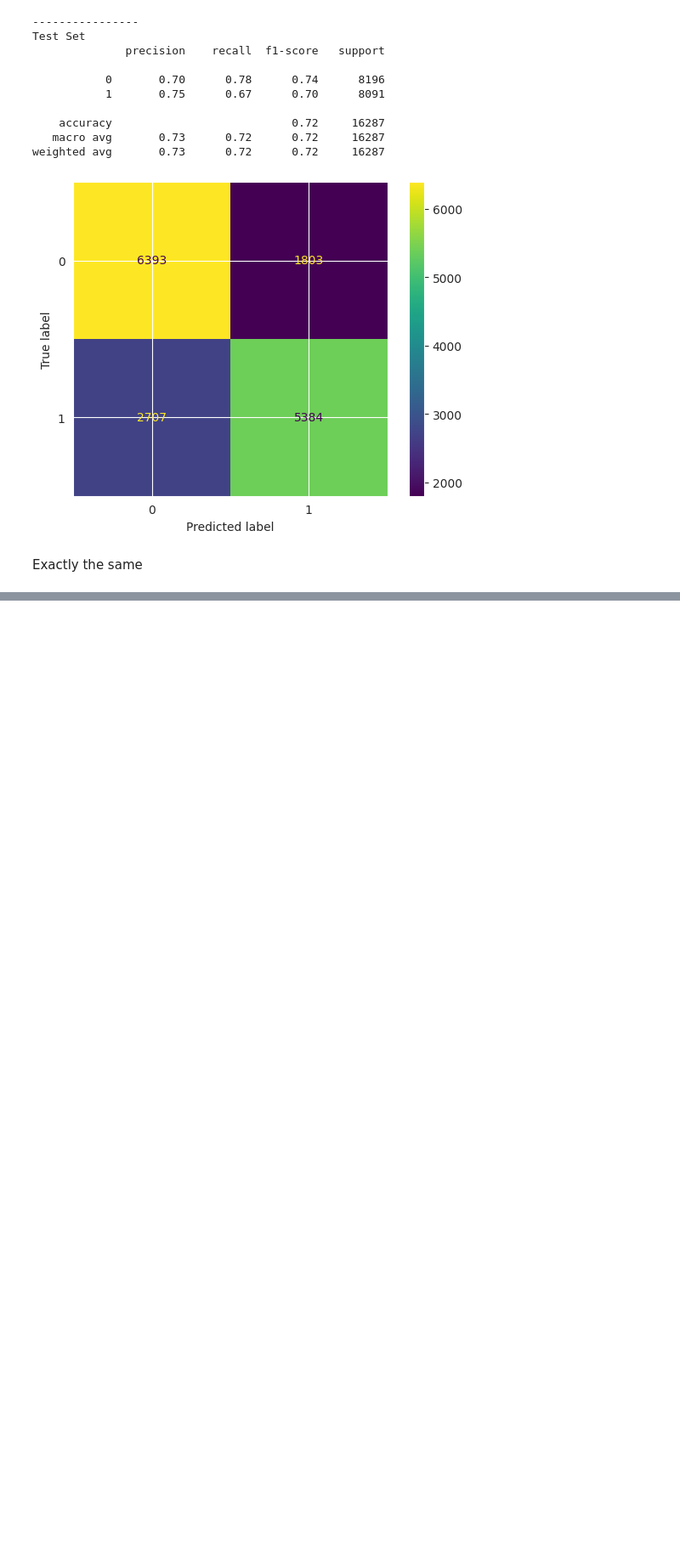
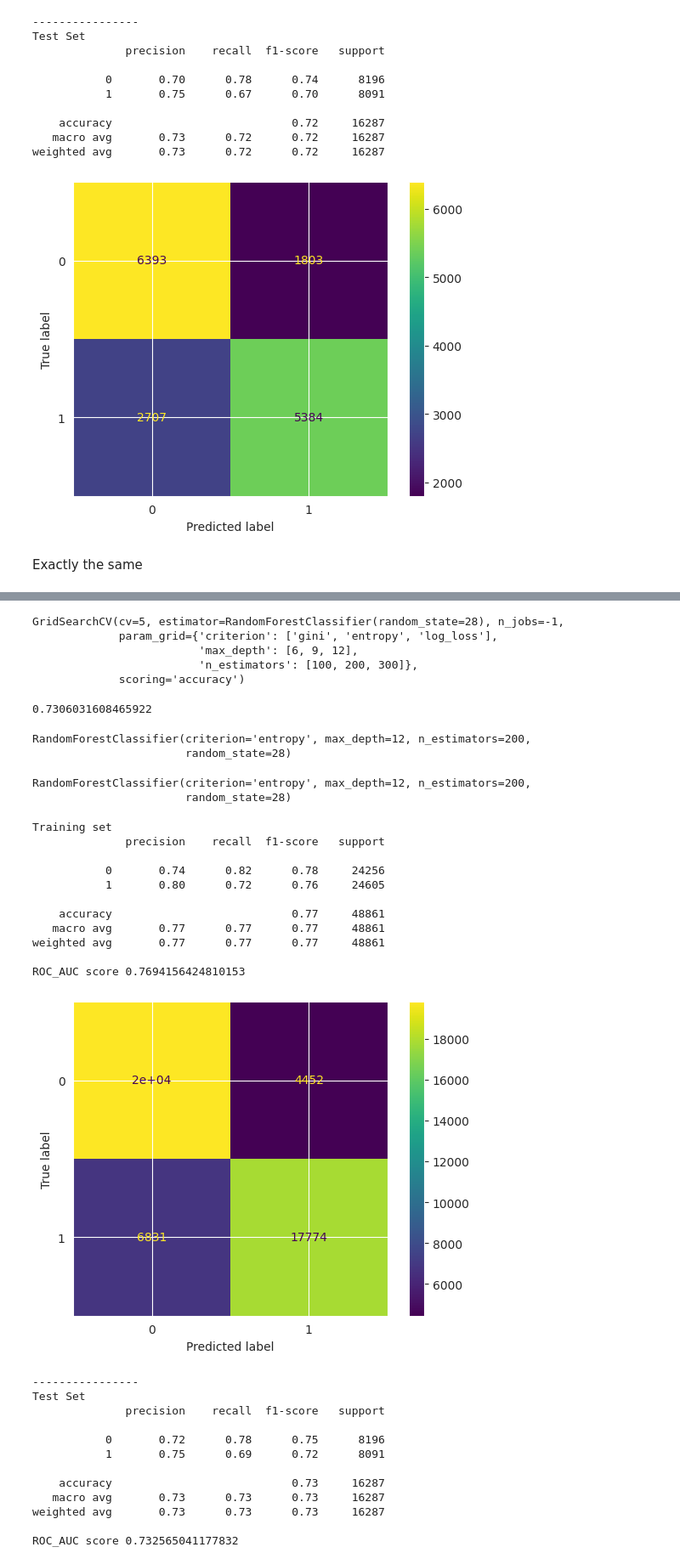
Before and after one commit to Dhairya-Arora01/Cardio-disease-predictor, a Jupyter notebook: cardio.ipynb, the cells around one changed output, grey strips where cells are left out. Shown: that part at 85% size. Saved outputs shown, nothing was run; the diff lists cells and outputs as text; code cells hidden in the pictures; blank space fills up the shorter version.

```diff
--- a/cardio.ipynb
+++ b/cardio.ipynb
@@ -290,0 +386,57 @@ weighted avg       0.73      0.73      0.73     16287
+# %%
+rfc_param_grid = {
+    'criterion': ['gini', 'entropy', 'log_loss'],
+    'n_estimators': [100, 200, 300],
+    'max_depth': [6, 9, 12]
+}
+# %%
+rfc_grid = GridSearchCV(RandomForestClassifier(random_state=28), rfc_param_grid, scoring="accuracy", cv=5, n_jobs=-1)
+rfc_grid.fit(X_train_scaled, y_train)
+# %% [output]
+GridSearchCV(cv=5, estimator=RandomForestClassifier(random_state=28), n_jobs=-1,
+             param_grid={'criterion': ['gini', 'entropy', 'log_loss'],
+                         'max_depth': [6, 9, 12],
+                         'n_estimators': [100, 200, 300]},
+             scoring='accuracy')
+# %%
+rfc_grid.best_score_
+# %% [output]
+0.7306031608465922
+# %%
+rfc_grid.best_estimator_
+# %% [output]
+RandomForestClassifier(criterion='entropy', max_depth=12, n_estimators=200,
+                       random_state=28)
+# %%
+rfc_best = RandomForestClassifier(criterion='entropy', max_depth=12, n_estimators=200, random_state=28)
+rfc_best.fit(X_train_scaled, y_train)
+# %% [output]
+RandomForestClassifier(criterion='entropy', max_depth=12, n_estimators=200,
+                       random_state=28)
+# %%
+evaluate_model(rfc_best, X_train_scaled, X_test_scaled, y_train, y_test)
+# %% [output]
+Training set
+              precision    recall  f1-score   support
+
+           0       0.74      0.82      0.78     24256
+           1       0.80      0.72      0.76     24605
+
+    accuracy                           0.77     48861
+   macro avg       0.77      0.77      0.77     48861
+weighted avg       0.77      0.77      0.77     48861
+
+ROC_AUC score 0.7694156424810153
+[figure, added]
+----------------
+Test Set
+              precision    recall  f1-score   support
+
+           0       0.72      0.78      0.75      8196
+           1       0.75      0.69      0.72      8091
+
+    accuracy                           0.73     16287
+   macro avg       0.73      0.73      0.73     16287
+weighted avg       0.73      0.73      0.73     16287
+
+ROC_AUC score 0.732565041177832
```
Also changed, not shown: parts of 21 cells of this notebook.
